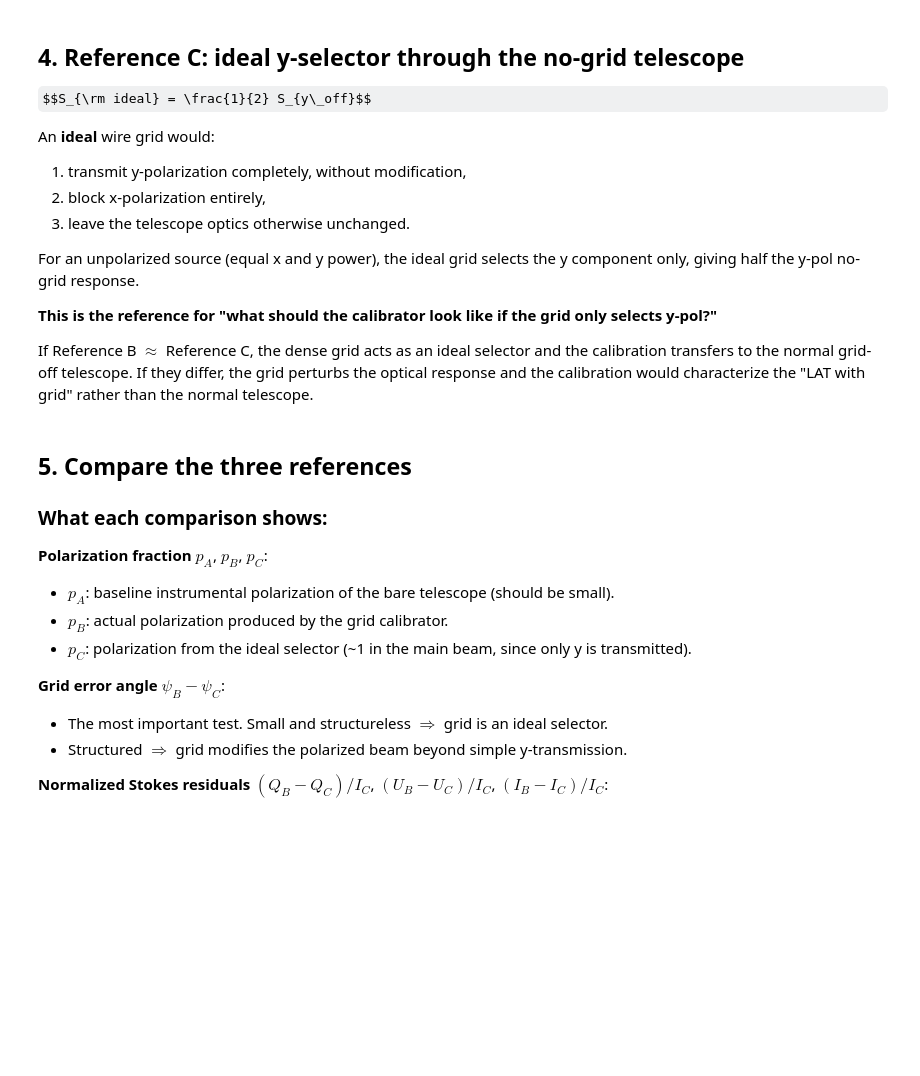
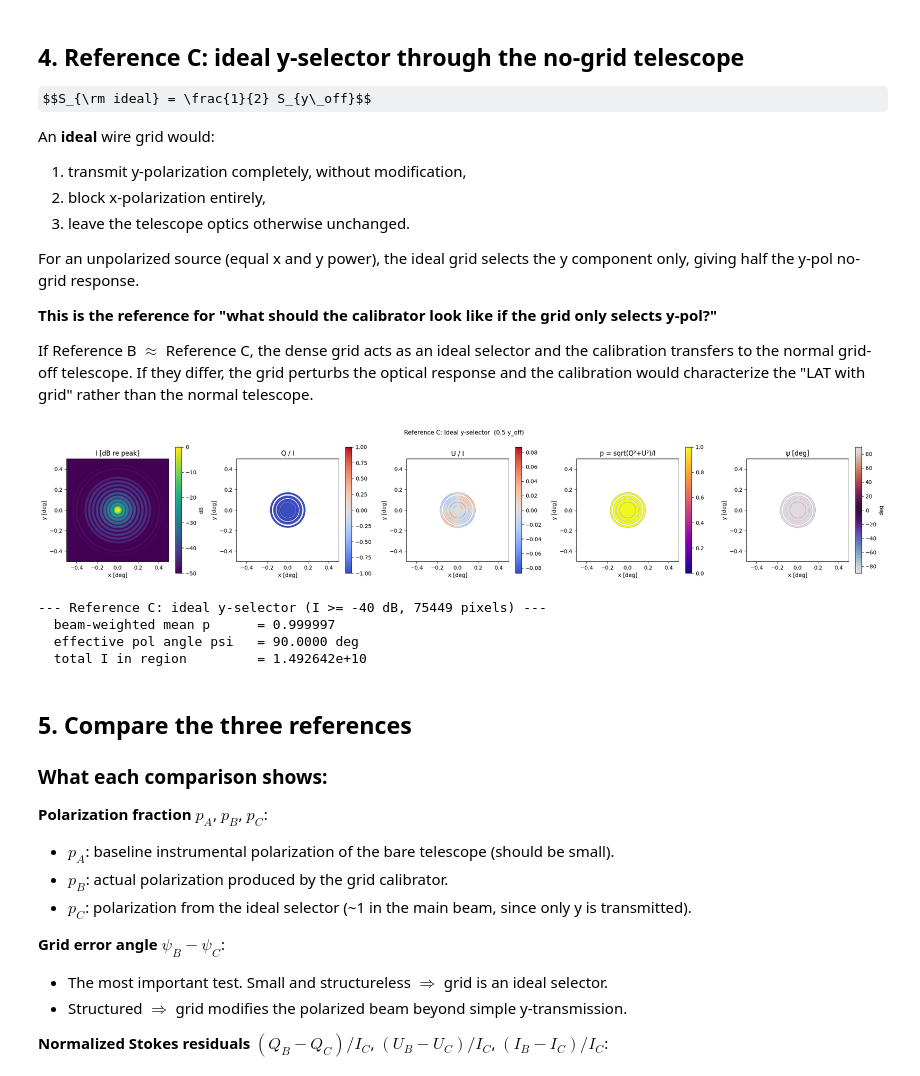
Before and after one commit to dlllonb/wiregrid, a Jupyter notebook: analysis/notebooks/dense_grid_three_references.ipynb, the cells around one changed output. Saved outputs shown, nothing was run; the diff lists cells and outputs as text; code cells hidden in the pictures; some formulas as TeX source; blank space fills up the shorter version.

```diff
--- a/analysis/notebooks/dense_grid_three_references.ipynb
+++ b/analysis/notebooks/dense_grid_three_references.ipynb
@@ -275,12 +299,18 @@ characterize the "LAT with grid" rather than the normal telescope.
 # %%
 # Reference C: ideal y-selector through the no-grid telescope
 IC = 0.5 * Iy
 QC = 0.5 * Qy
 UC = 0.5 * Uy
 
 plot_stokes_row(x, y, IC, QC, UC,
                 title="Reference C: Ideal y-selector  (0.5 y_off)")
-summarize_pol(IC, QC, UC, label="Reference C: ideal y-selector", db_cut=-20)
+summarize_pol(IC, QC, UC, label="Reference C: ideal y-selector", db_cut=-40)
+# %% [output]
+[figure, added]
+--- Reference C: ideal y-selector (I >= -40 dB, 75449 pixels) ---
+  beam-weighted mean p      = 0.999997
+  effective pol angle psi   = 90.0000 deg
+  total I in region         = 1.492642e+10
 # %% [markdown]
 ## 5. Compare the three references
 
```
Also changed, not shown: parts of 6 cells of this notebook, 1 other file.
